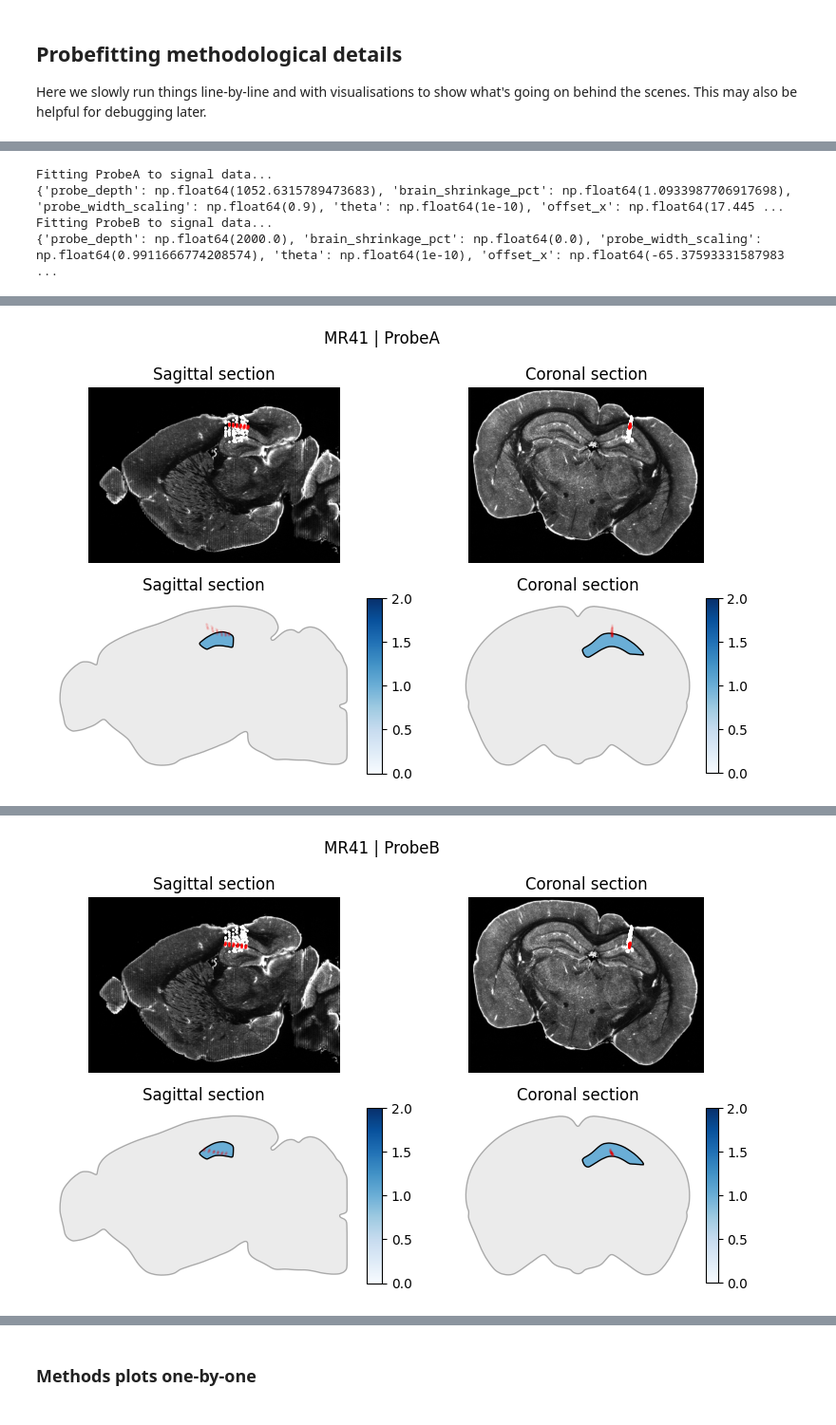
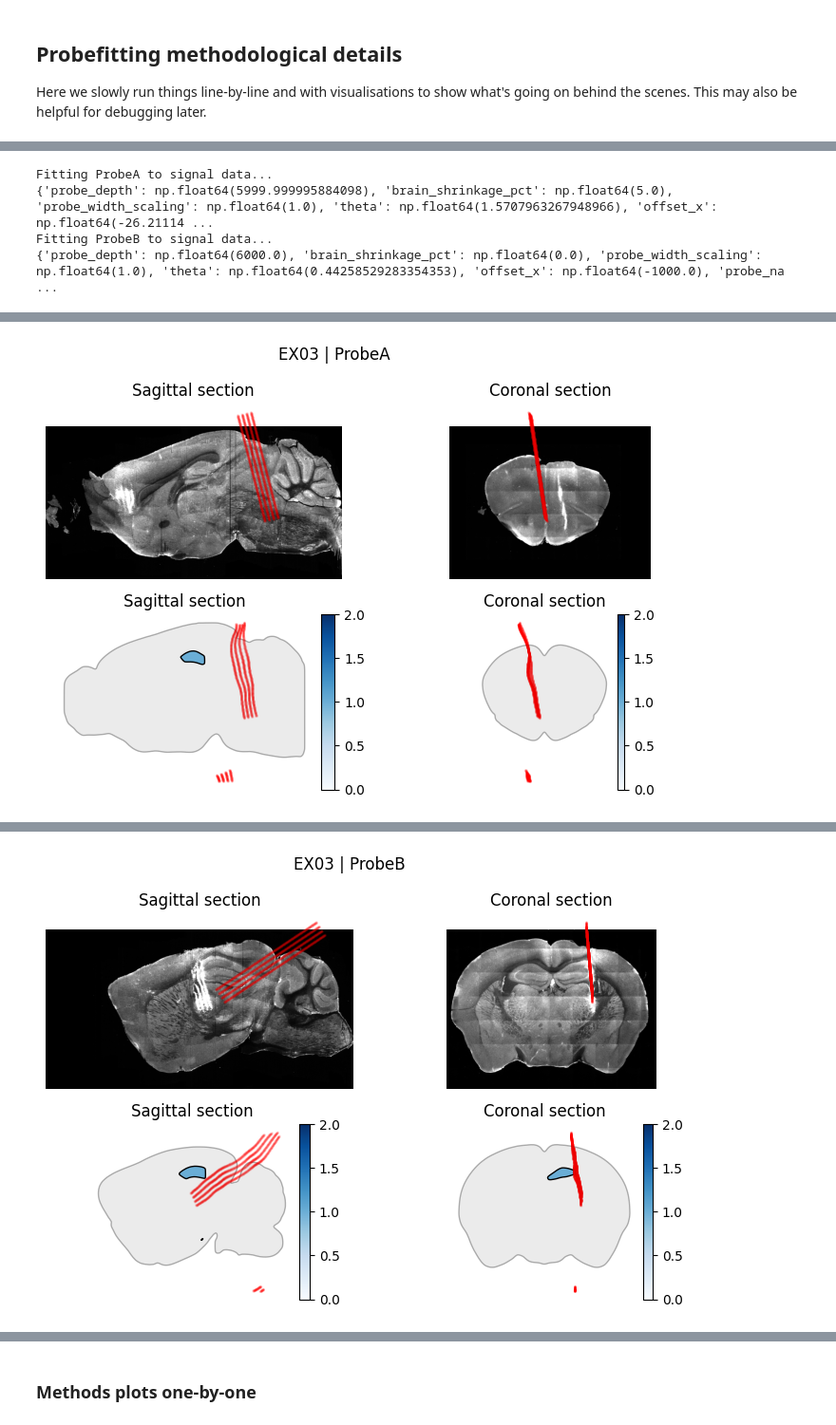
Before and after one commit to cognitive-circuits/brainreg_probe, a Jupyter notebook: interactive_notebook.ipynb, the cells around one changed output, grey strips where cells are left out. Shown at 95% size. Cells and saved outputs as stored; diff of their text form; code cells hidden in the pictures.

```diff
--- a/interactive_notebook.ipynb
+++ b/interactive_notebook.ipynb
@@ -52,5 +52,5 @@ Saved plot to: ../data/preprocessed_data/brainreg/MR41/orientation_check.png
 Here we map the signal data to our probe geometry.
 # %%
 reload(pit)
-pit.run_probeinterface_tracking(subject_IDs=['MR41'])
+pit.run_probeinterface_tracking()
 # %% [output]
@@ -97,12 +137,9 @@ import pandas as pd
 import json
 from brainreg_probe import probeinterface_tracing as pit; reload(pit);
 from brainreg_probe import manually_annotated_points as maps; reload(maps)
-subject_ID = 'MR41'
+subject_ID = 'EX03'
 brainreg_atlas_path = pit.PREPROCESSED_BRAINREG_PATH/subject_ID/pit.ATLAS_NAME
 input_dict = pit.EXAMPLE_INPUT_DICT
-input_dict['probe_ordering_axis'] = 'lr' # we can change this to 'ap' or 'dv' depending on how the probes were inserted
-input_dict['brainreg_signal_channel'] = None # we can change this to 0 or 1 depending on which channel has the signal
-input_dict['probe_depths_um'] = [1000,2000] # we can change this to the actual depth of each probe
 
 
 #### get_probe_registration_df() ####
@@ -138,16 +175,16 @@ for each_probe in range(n_probes):
                                         input_dict['contact_face_axis'][each_probe],
                                         longer_than_wider)
     fitted_plane = pit.append_surface_coord(surface_df,fitted_plane)
-    initial_params = pit.estimate_initial_params(probe_signal_df,probe_df, fitted_plane,
-                                                 input_dict['probe_depths_um'][each_probe])
-    best_params_dict = pit.optimize_probe_plane(probe_signal_df,probe_df,fitted_plane,initial_params)
+    best_params_dict = pit.optimize_probe_plane(probe_signal_df,probe_df,fitted_plane,
+                                                fixed_depth_um = input_dict['probe_depths_um'][each_probe])
     transformed_points = pit.transform_2d_probe(probe_df, best_params_dict.values())
     downsampled_coords = pit.project_2d_points_to_plane(transformed_points, fitted_plane)
     atlas_coords = pit.sample_coords_to_allen_space(downsampled_coords.values, data)
     #return the coordinates in downsampled space
 
     #now append coords to the dataframe
-    probe_df = probe_df[probe_df['probe_coords.y']<best_params_dict['probe_depth']]
+
+    probe_df = probe_df[probe_df['probe_coords.y']<=best_params_dict['probe_depth']]
     for coord_type, coords_data in {'downsample_coords':downsampled_coords.values,'allen_atlas_coords':atlas_coords}.items():
             for idx, coord in enumerate(['i','j','k']):
                 probe_df[f'{coord_type}.{coord}'] = coords_data[:,idx]
@@ -180,13 +217,13 @@ for idx, probe_df in enumerate(probe_dfs):
     fig, ax = puf.plt.subplots(2,2, figsize = (8,5), width_ratios=[1.5,1])
     fig.suptitle(f"{subject_ID} | {fit_params[idx]['probe_name']}")
     if data.__contains__('manual_points'):
-        manual_points = signal_df[signal_df['cluster']==idx]
+        points_used_for_fit = signal_df[signal_df['cluster']==idx]
     else:
-        manual_points = None
+        points_used_for_fit = None
     _ = puf.plot_sample_data_sections(data['signal_data'],
                                     fit_params[idx]['centroid'],
-                                    manual_points,
-                                    probe_df.downsample_coords,
+                                    points_used_for_fit,                  #REMOVE THIS IF YOU WANT TO JUST PLOT THE Dil SIGNAL
+                                    probe_df.downsample_coords,     #REMOVE THIS IF YOU WANT TO JUST PLOT THE Dil SIGNAL
                                     fig_and_axes=(fig,[ax[0][0],ax[0][1]]))
     allen_plane_centroid = pit.sample_coords_to_allen_space([fit_params[idx]['centroid']],
                                                             data)[0]
@@ -213,8 +243,8 @@ Clustering signal (264 points) into 2 clusters...
 Fitting ProbeA to signal data...
-{'probe_depth': np.float64(1052.6315789473683), 'brain_shrinkage_pct': np.float64(1.0933987706917698), 'probe_width_scaling': np.float64(0.9), 'theta': np.float64(1e-10), 'offset_x': np.float64(17.445 ...
+{'probe_depth': np.float64(5999.999995884098), 'brain_shrinkage_pct': np.float64(5.0), 'probe_width_scaling': np.float64(1.0), 'theta': np.float64(1.5707963267948966), 'offset_x': np.float64(-26.21114 ...
 Fitting ProbeB to signal data...
-{'probe_depth': np.float64(2000.0), 'brain_shrinkage_pct': np.float64(0.0), 'probe_width_scaling': np.float64(0.9911666774208574), 'theta': np.float64(1e-10), 'offset_x': np.float64(-65.37593331587983 ...
+{'probe_depth': np.float64(6000.0), 'brain_shrinkage_pct': np.float64(0.0), 'probe_width_scaling': np.float64(1.0), 'theta': np.float64(0.44258529283354353), 'offset_x': np.float64(-1000.0), 'probe_na ...
 [interactive output not drawn]
-[figure, old version]
+[figure, new version]
 [interactive output not drawn]
-[figure, old version]
+[figure, new version]
```
Also changed, not shown: parts of 6 cells of this notebook, 2 other files.
